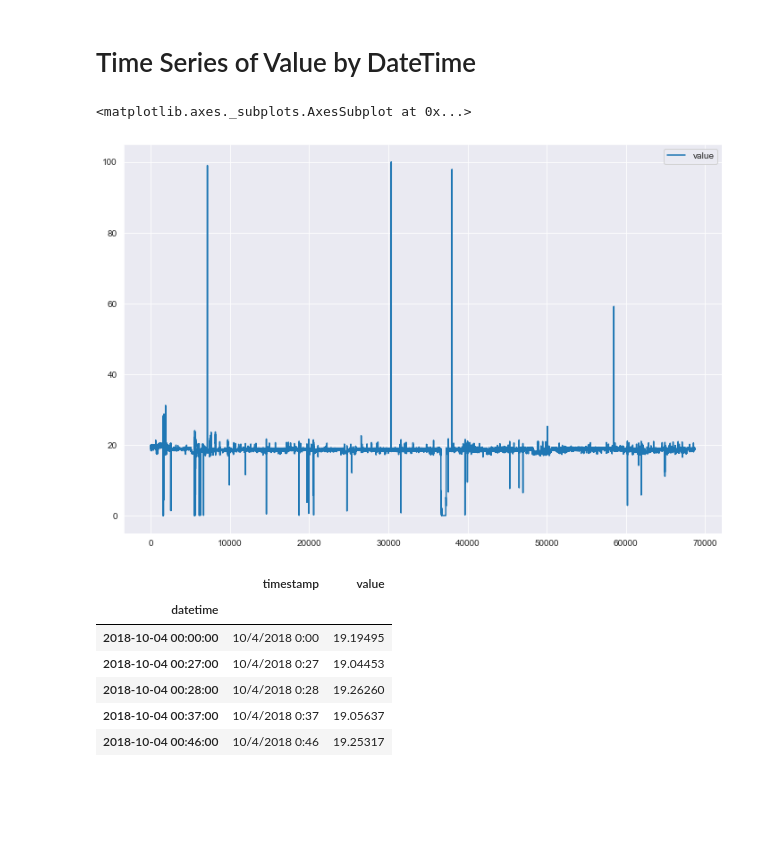
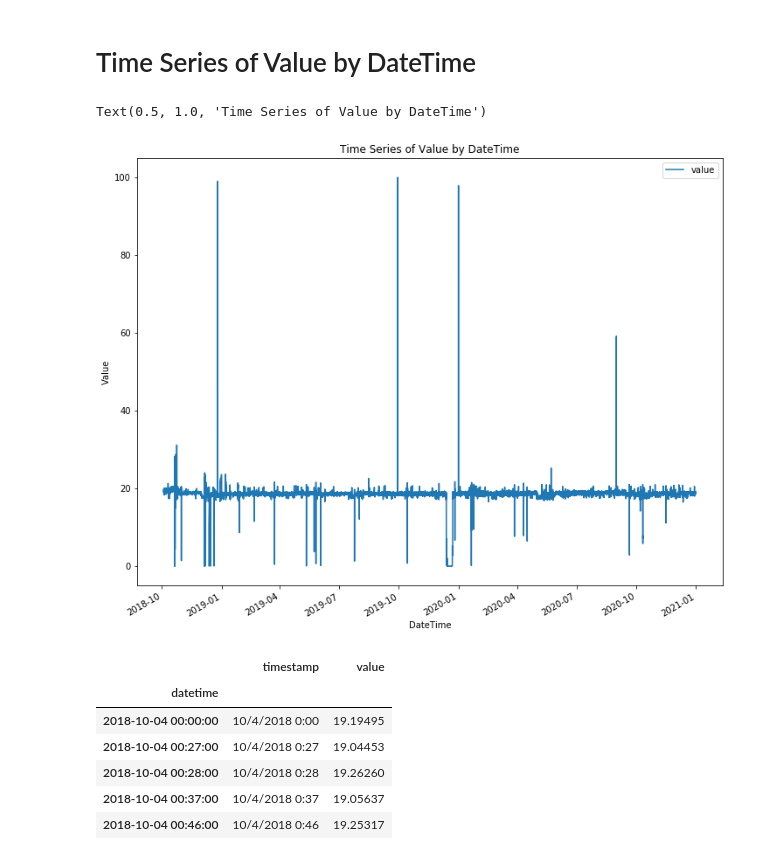
Before and after one commit to Mihryam/UnsupervisedTimeSeries_AnomalyDetection, a Jupyter notebook: Data_Exploration.ipynb, the cells around one changed output. Saved outputs shown, nothing was run; the diff lists cells and outputs as text; code cells hidden in the pictures; blank space fills up the shorter version.

Commit message:
updated timeseries plot

```diff
--- a/Data_Exploration.ipynb
+++ b/Data_Exploration.ipynb
@@ -25,12 +25,14 @@ Data.head()
 | 4 | 10/4/2018 0:46 | 19.25317 | 2018-10-04 00:46:00 |
 # %% [markdown]
 # Time Series of Value by DateTime
-# %%
-sns.set_style("darkgrid")
-Data.plot.line( y='value', figsize=( 12 , 8 ))
-# %% [output]
-<matplotlib.axes._subplots.AxesSubplot at 0x...>
-[figure, removed]
+# %%
+Data.plot(x= 'datetime', y= 'value', figsize = (12,10))
+plt.xlabel('DateTime')
+plt.ylabel('Value')
+plt.title('Time Series of Value by DateTime')
+# %% [output]
+Text(0.5, 1.0, 'Time Series of Value by DateTime')
+[figure, added]
 # %%
 Data = Data.set_index('datetime')
 # %%
```
Also changed, not shown: parts of 1 cell of this notebook.
